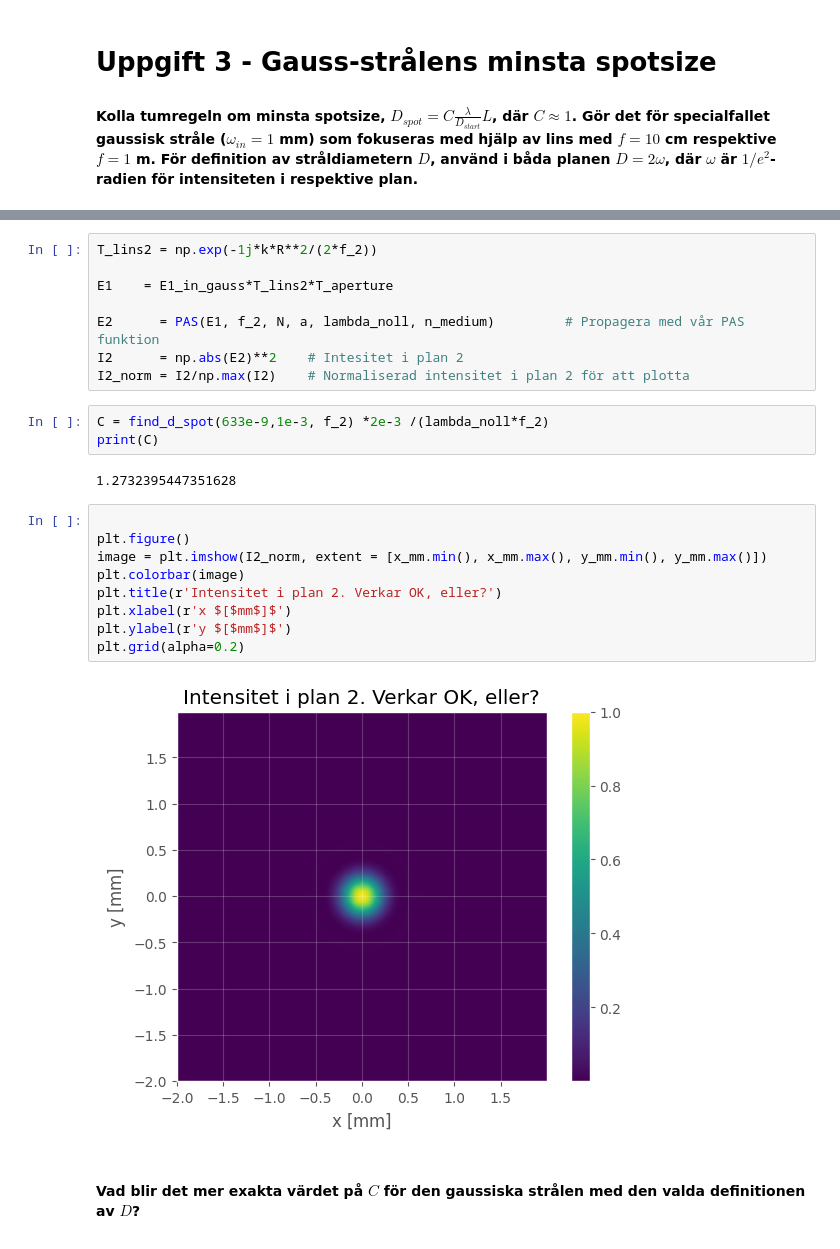
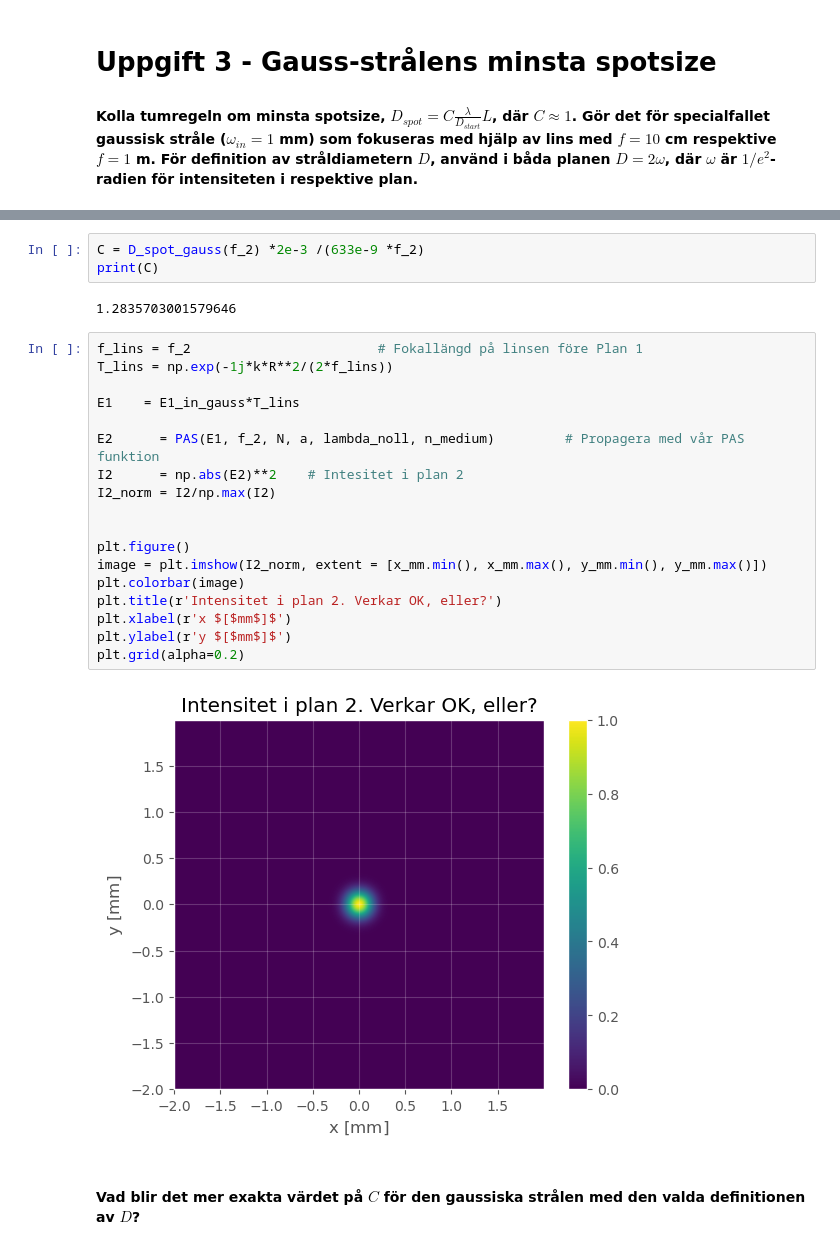
Before and after one commit to WildKnife7/HUPP, a Jupyter notebook: HUPP1 (1).ipynb, the cells around one changed output, grey strips where cells are left out. Saved outputs shown, nothing was run; the diff lists cells and outputs as text.

```diff
--- a/HUPP1 (1).ipynb
+++ b/HUPP1 (1).ipynb
@@ -228,27 +210,28 @@ print(np.shape(X))
-# %%
-T_lins2 = np.exp(-1j*k*R**2/(2*f_2))
-
-E1    = E1_in_gauss*T_lins2*T_aperture
-
-E2      = PAS(E1, f_2, N, a, lambda_noll, n_medium)         # Propagera med vår PAS funktion
-I2      = np.abs(E2)**2    # Intesitet i plan 2
-I2_norm = I2/np.max(I2)    # Normaliserad intensitet i plan 2 för att plotta
 # %%
-C = find_d_spot(633e-9,1e-3, f_2) *2e-3 /(lambda_noll*f_2)
+C = D_spot_gauss(f_2) *2e-3 /(633e-9 *f_2)
 print(C)
 # %% [output]
-1.2732395447351628
+1.2835703001579646
 # %%
+f_lins = f_2                        # Fokallängd på linsen före Plan 1
+T_lins = np.exp(-1j*k*R**2/(2*f_lins))
+
+E1    = E1_in_gauss*T_lins
+
+E2      = PAS(E1, f_2, N, a, lambda_noll, n_medium)         # Propagera med vår PAS funktion
+I2      = np.abs(E2)**2    # Intesitet i plan 2
+I2_norm = I2/np.max(I2)
+
 
 plt.figure()
 image = plt.imshow(I2_norm, extent = [x_mm.min(), x_mm.max(), y_mm.min(), y_mm.max()])
 plt.colorbar(image)
 plt.title(r'Intensitet i plan 2. Verkar OK, eller?')
 plt.xlabel(r'x $[$mm$]$')
 plt.ylabel(r'y $[$mm$]$')
 plt.grid(alpha=0.2)
 # %% [output]
-[figure, old version]
+[figure, new version]
 # %% [markdown]
 #### **Vad blir det mer exakta värdet på $𝐶$ för den gaussiska strålen med den valda definitionen av $𝐷$?**
 # %% [markdown]
```
Also changed, not shown: parts of 14 cells of this notebook.
